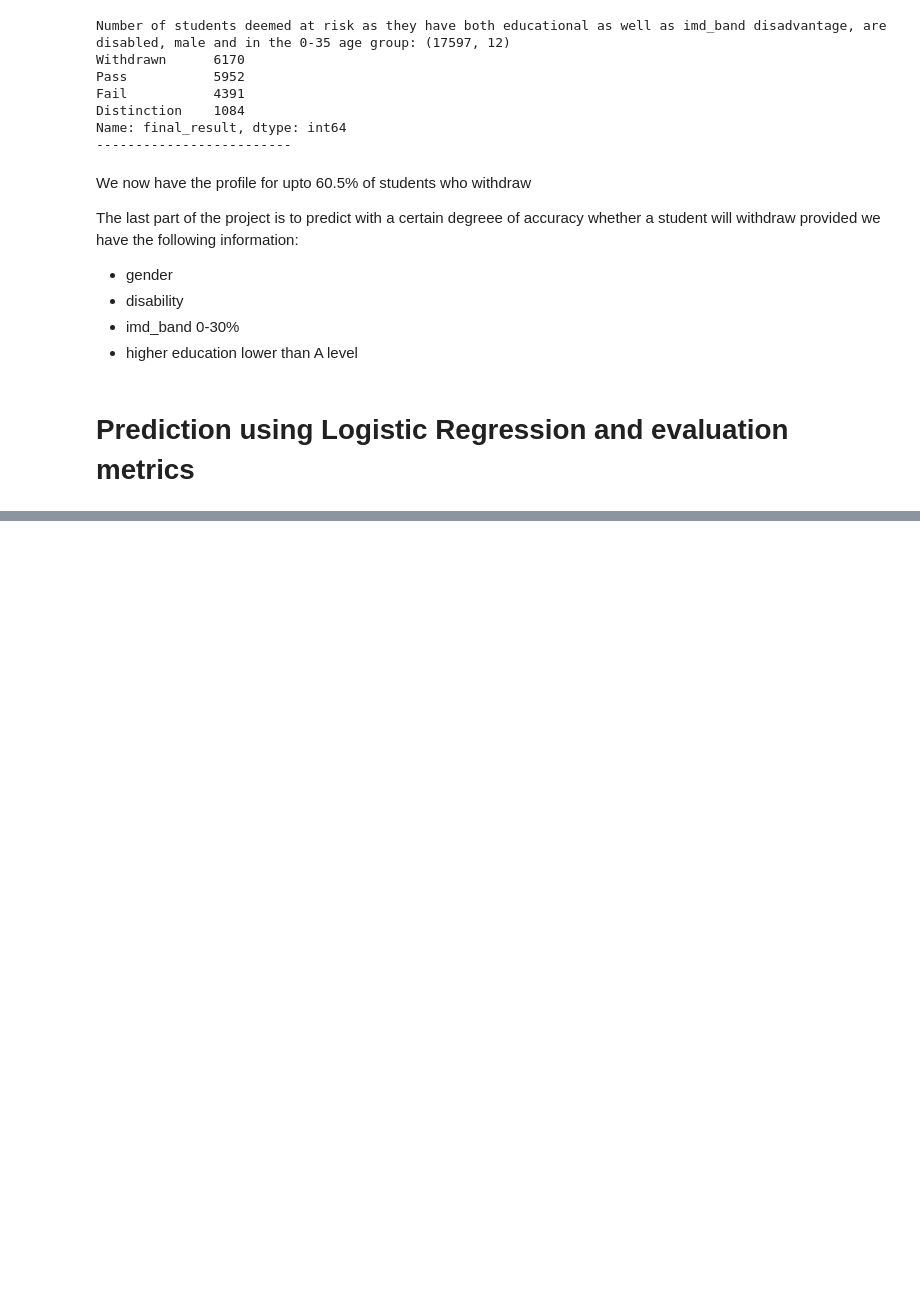
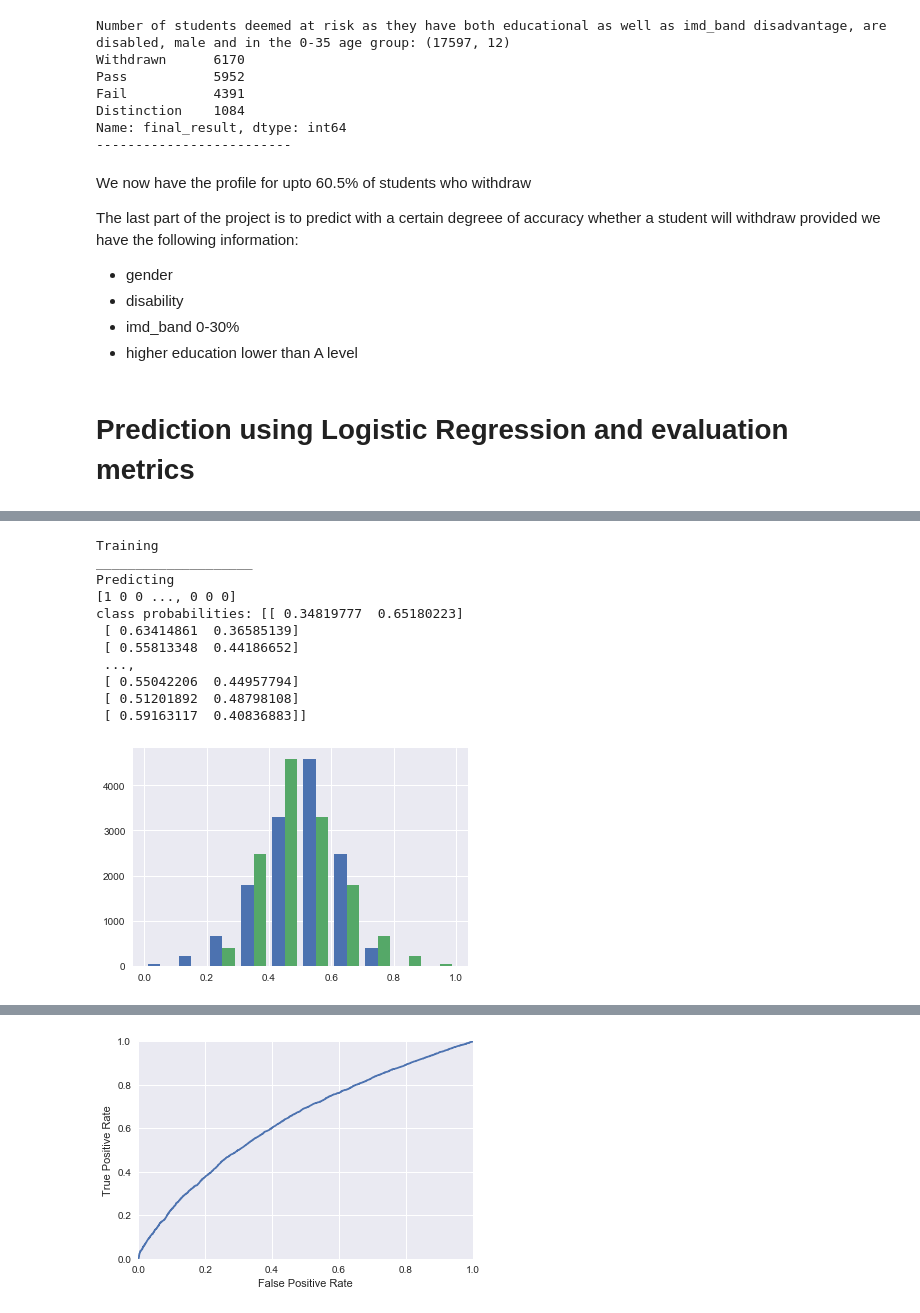
Before and after one commit to SoumyaK23/Springboard-Data-Intensive-and-Machine-Learning, a Jupyter notebook: Capstone2/OU_FinalCapstone.ipynb, the cells around one changed output, grey strips where cells are left out. Drawn from its saved outputs; the diff is of its cells as text; code cells hidden in the pictures; blank space fills up the shorter version.

```diff
--- a/Capstone2/OU_FinalCapstone.ipynb
+++ b/Capstone2/OU_FinalCapstone.ipynb
@@ -900,0 +911,79 @@ Done
+# %%
+# use SMOTE for oversampling
+oversampler = SMOTE()
+os_features, os_results = oversampler.fit_sample(features, results)
+
+RANDOM_STATE = 42
+
+# Split the data into a training and test set.
+X_train, X_test, y_train, y_test = train_test_split(os_features, os_results, test_size = .3, random_state=0)
+# %%
+
+print('Training')
+model2 = pl.make_pipeline(os.SMOTE(random_state=RANDOM_STATE),
+                            LogisticRegression(class_weight="balanced"))
+model2.fit(X_train, y_train)
+
+print(20*'_')
+# predict class labels for the test set
+print('Predicting')
+predicted = model2.predict(X_test)
+print(predicted)
+
+# generate class probabilities
+probs = model2.predict_proba(X_test)
+print('class probabilities:',probs)
+plt.hist(probs)
+plt.show()
+
+print(20*'_')
+# evaluate the model using 10-fold cross-validation
+print('Evaluating')
+print('Using 10-fold cross-validation')
+scores = cross_val_score(LogisticRegression(class_weight="balanced"), X_train, y_train, scoring='accuracy', cv=10)
+print('cross validation scores:',scores)
+print('mean score:',scores.mean())
+
+print(20*'_')
+# generate evaluation metrics
+print('generating metrics')
+print('accurancy score:',metrics.accuracy_score(y_test, predicted))
+print('roc score:',metrics.roc_auc_score(y_test, probs[:, 1]))
+print('f1 score:',metrics.f1_score(y_test, predicted))
+print('classification report:')
+print(classification_report_imbalanced(y_test, predicted))
+print('confusion matrix')
+print(metrics.confusion_matrix(y_test, predicted))
+print('Mathews Correlation',matthews_corrcoef(y_test, predicted))
+print('Cohens kappa', cohen_kappa_score(y_test, predicted))
+
+
+print('The geometric mean is {}'.format(geometric_mean_score(
+    y_test,
+    predicted)))
+
+
+# plot ROC curve
+print('plotting ROC curve')
+fpr, tpr, thresholds = metrics.roc_curve(y_test, probs[:, 1])
+plt.plot(fpr, tpr)
+plt.xlim([0.0, 1.0])
+plt.ylim([0.0, 1.0])
+plt.xlabel('False Positive Rate')
+plt.ylabel('True Positive Rate')
+plt.show()
+
+print('Done')
+# %% [output]
+Training
+____________________
+Predicting
+[1 0 0 ..., 0 0 0]
+class probabilities: [[ 0.34819777  0.65180223]
+ [ 0.63414861  0.36585139]
+ [ 0.55813348  0.44186652]
+ ...,
+ [ 0.55042206  0.44957794]
+ [ 0.51201892  0.48798108]
+ [ 0.59163117  0.40836883]]
+[figure, added]
@@ -900,0 +1007 @@ Done
+[figure, added]
```
Also changed, not shown: parts of 13 cells of this notebook, 1 other file.
